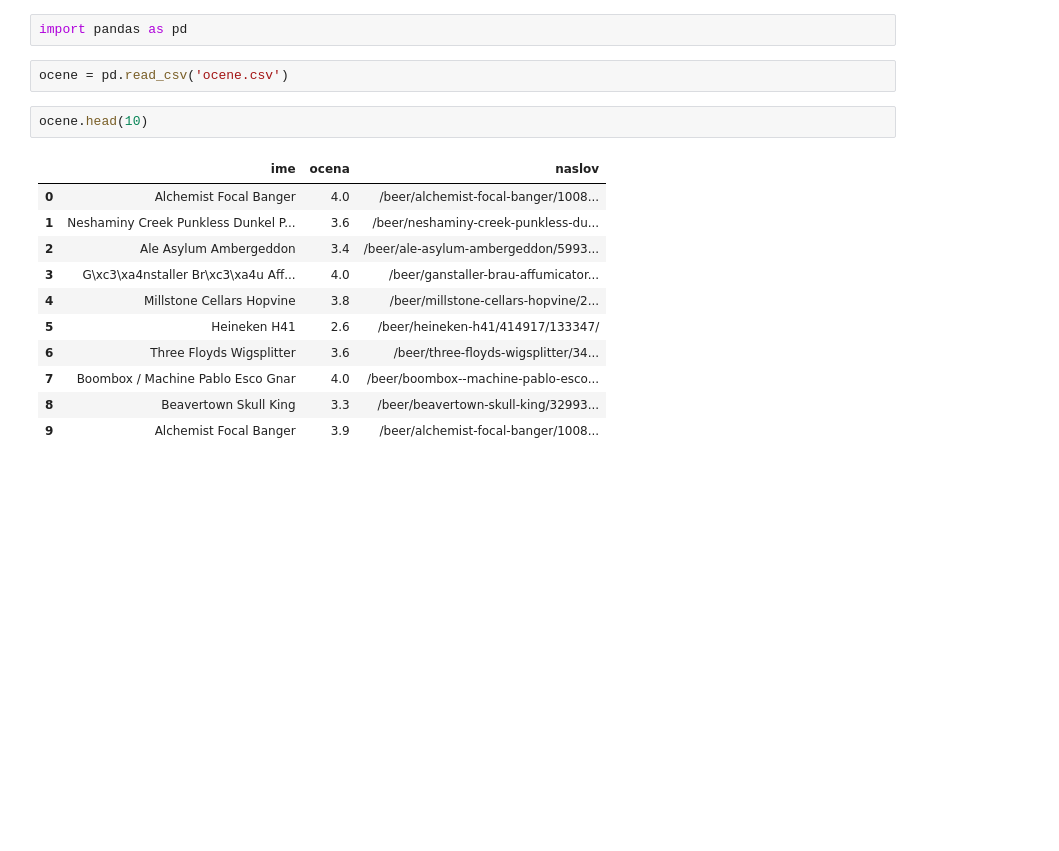
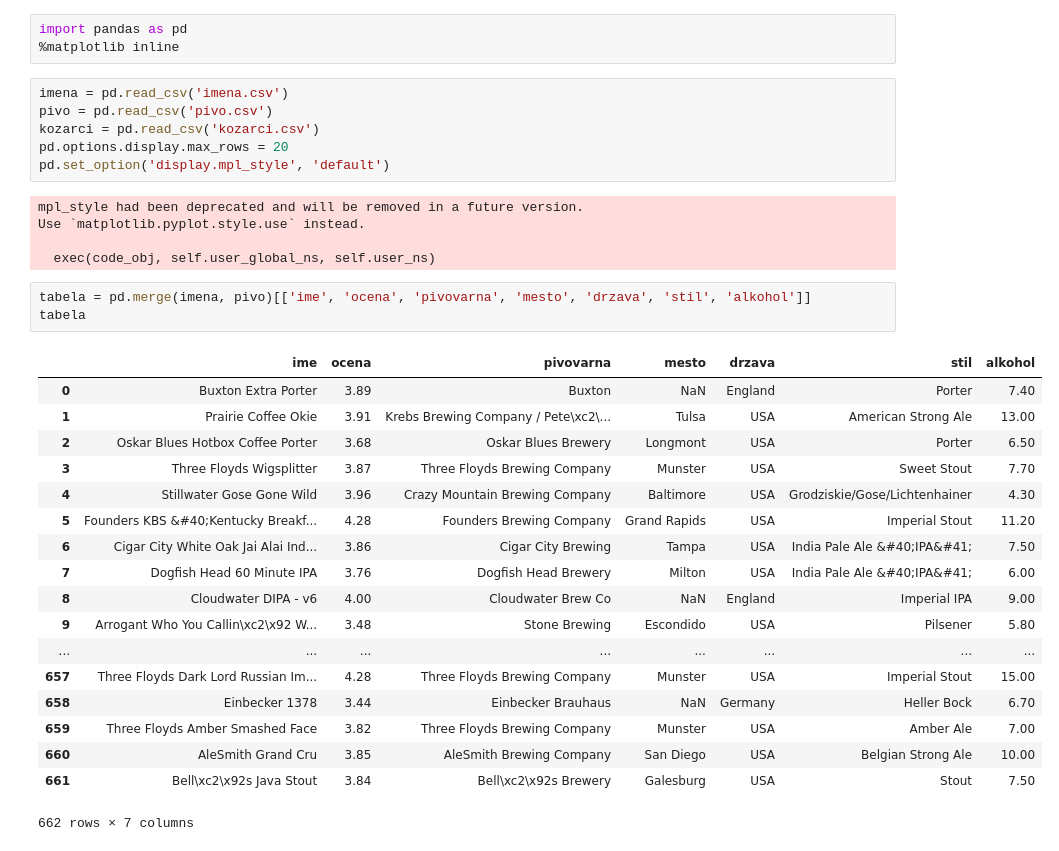
Before and after one commit to anjakisek/Najboljsa-piva-Ratebeer, a Jupyter notebook: Piva-Ratebeer.ipynb, the cells around one changed output. Saved outputs shown, nothing was run; the diff lists cells and outputs as text; blank space fills up the shorter version.

Commit message:
Dopisala nekaj tabel

```diff
--- a/Piva-Ratebeer.ipynb
+++ b/Piva-Ratebeer.ipynb
@@ -1,18 +1,36 @@
 # %%
 import pandas as pd
+%matplotlib inline
-# %%
-ocene = pd.read_csv('ocene.csv')
-# %%
-ocene.head(10)
-# %% [output]
-|  | ime | ocena | naslov |
-| 0 | Alchemist Focal Banger | 4.0 | /beer/alchemist-focal-banger/1008... |
-| 1 | Neshaminy Creek Punkless Dunkel P... | 3.6 | /beer/neshaminy-creek-punkless-du... |
-| 2 | Ale Asylum Ambergeddon | 3.4 | /beer/ale-asylum-ambergeddon/5993... |
-| 3 | G\xc3\xa4nstaller Br\xc3\xa4u Aff... | 4.0 | /beer/ganstaller-brau-affumicator... |
-| 4 | Millstone Cellars Hopvine | 3.8 | /beer/millstone-cellars-hopvine/2... |
-| 5 | Heineken H41 | 2.6 | /beer/heineken-h41/414917/133347/ |
-| 6 | Three Floyds Wigsplitter | 3.6 | /beer/three-floyds-wigsplitter/34... |
-| 7 | Boombox / Machine Pablo Esco Gnar | 4.0 | /beer/boombox--machine-pablo-esco... |
-| 8 | Beavertown Skull King | 3.3 | /beer/beavertown-skull-king/32993... |
-| 9 | Alchemist Focal Banger | 3.9 | /beer/alchemist-focal-banger/1008... |
+# %%
+imena = pd.read_csv('imena.csv')
+pivo = pd.read_csv('pivo.csv')
+kozarci = pd.read_csv('kozarci.csv')
+pd.options.display.max_rows = 20
+pd.set_option('display.mpl_style', 'default')
+# %% [output]
+mpl_style had been deprecated and will be removed in a future version.
+Use `matplotlib.pyplot.style.use` instead.
+
+  exec(code_obj, self.user_global_ns, self.user_ns)
+# %%
+tabela = pd.merge(imena, pivo)[['ime', 'ocena', 'pivovarna', 'mesto', 'drzava', 'stil', 'alkohol']]
+tabela
+# %% [output]
+|  | ime | ocena | pivovarna | mesto | drzava | stil | alkohol |
+| 0 | Buxton Extra Porter | 3.89 | Buxton | NaN | England | Porter | 7.40 |
+| 1 | Prairie Coffee Okie | 3.91 | Krebs Brewing Company / Pete\xc2\... | Tulsa | USA | American Strong Ale | 13.00 |
+| 2 | Oskar Blues Hotbox Coffee Porter | 3.68 | Oskar Blues Brewery | Longmont | USA | Porter | 6.50 |
+| 3 | Three Floyds Wigsplitter | 3.87 | Three Floyds Brewing Company | Munster | USA | Sweet Stout | 7.70 |
+| 4 | Stillwater Gose Gone Wild | 3.96 | Crazy Mountain Brewing Company | Baltimore | USA | Grodziskie/Gose/Lichtenhainer | 4.30 |
+| 5 | Founders KBS &#40;Kentucky Breakf... | 4.28 | Founders Brewing Company | Grand Rapids | USA | Imperial Stout | 11.20 |
+| 6 | Cigar City White Oak Jai Alai Ind... | 3.86 | Cigar City Brewing | Tampa | USA | India Pale Ale &#40;IPA&#41; | 7.50 |
+| 7 | Dogfish Head 60 Minute IPA | 3.76 | Dogfish Head Brewery | Milton | USA | India Pale Ale &#40;IPA&#41; | 6.00 |
+| 8 | Cloudwater DIPA - v6 | 4.00 | Cloudwater Brew Co | NaN | England | Imperial IPA | 9.00 |
+| 9 | Arrogant Who You Callin\xc2\x92 W... | 3.48 | Stone Brewing | Escondido | USA | Pilsener | 5.80 |
+| ... | ... | ... | ... | ... | ... | ... | ... |
+| 657 | Three Floyds Dark Lord Russian Im... | 4.28 | Three Floyds Brewing Company | Munster | USA | Imperial Stout | 15.00 |
+| 658 | Einbecker 1378 | 3.44 | Einbecker Brauhaus | NaN | Germany | Heller Bock | 6.70 |
+| 659 | Three Floyds Amber Smashed Face | 3.82 | Three Floyds Brewing Company | Munster | USA | Amber Ale | 7.00 |
+| 660 | AleSmith Grand Cru | 3.85 | AleSmith Brewing Company | San Diego | USA | Belgian Strong Ale | 10.00 |
+| 661 | Bell\xc2\x92s Java Stout | 3.84 | Bell\xc2\x92s Brewery | Galesburg | USA | Stout | 7.50 |
+662 rows × 7 columns
```
Also changed, not shown: parts of 9 cells of this notebook.
